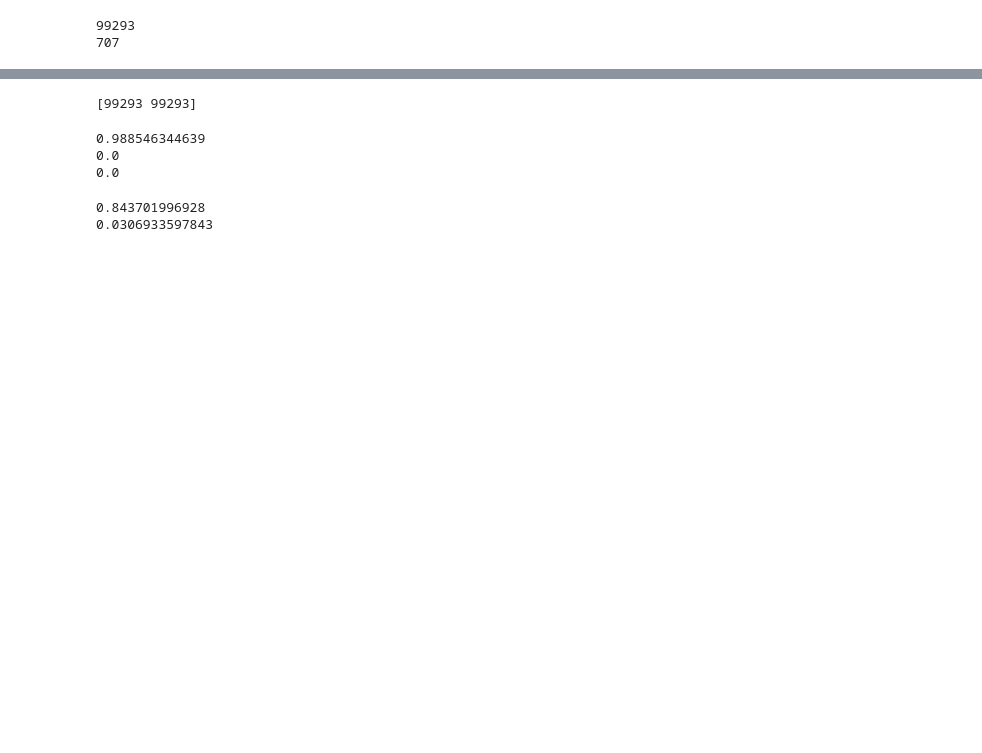
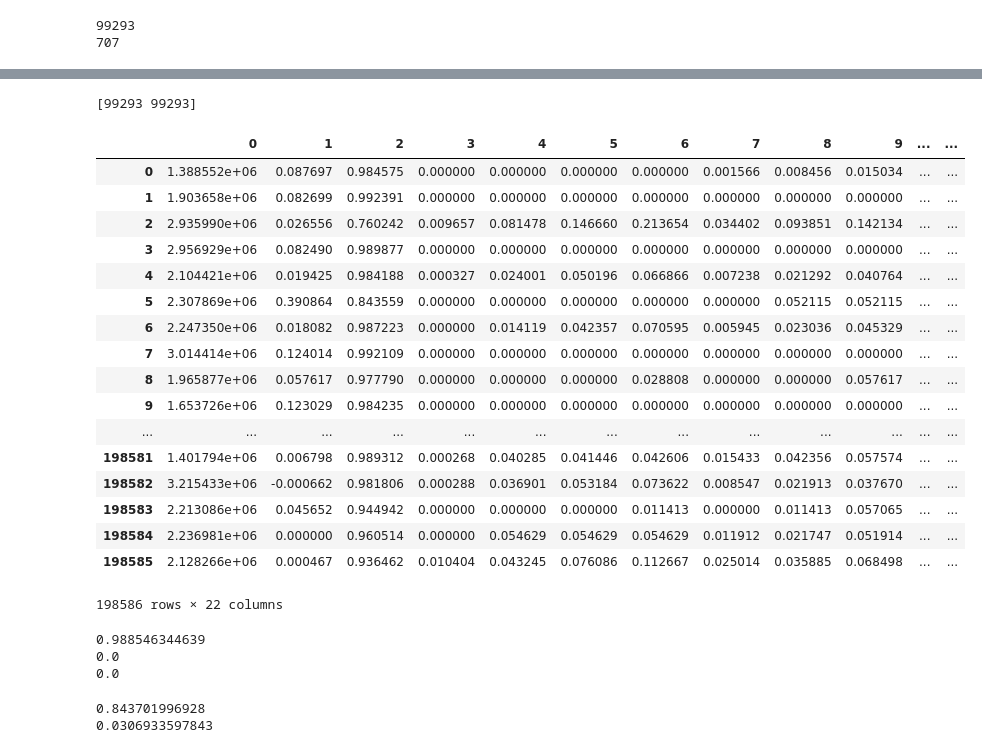
Before and after one commit to JamesKhoaNguyen/predicting_backorders, a Jupyter notebook: product_backorders.ipynb, the cells around one changed output, grey strips where cells are left out. Drawn from its saved outputs; the diff is of its cells as text; code cells hidden in the pictures; blank space fills up the shorter version.

```diff
--- a/product_backorders.ipynb
+++ b/product_backorders.ipynb
@@ -124,10 +178,31 @@ print len(samples[samples['went_on_backorder'] == 1])
 # %%
 from imblearn.over_sampling import SMOTE
 sm = SMOTE(random_state = 12, ratio = 1.0)
 x_smote_training_data, y_smote_training_data = sm.fit_sample(X_train_temp, y_train_temp)
 print(np.bincount(y_smote_training_data))
+x_smote_df = pd.DataFrame(x_smote_training_data, columns)
+#print(x_smote_columns)
+display(x_smote_df)
 # %% [output]
 [99293 99293]
+|  | 0 | 1 | 2 | 3 | 4 | 5 | 6 | 7 | 8 | 9 | ... | ... |
+| 0 | 1.388552e+06 | 0.087697 | 0.984575 | 0.000000 | 0.000000 | 0.000000 | 0.000000 | 0.001566 | 0.008456 | 0.015034 | ... | ... |
+| 1 | 1.903658e+06 | 0.082699 | 0.992391 | 0.000000 | 0.000000 | 0.000000 | 0.000000 | 0.000000 | 0.000000 | 0.000000 | ... | ... |
+| 2 | 2.935990e+06 | 0.026556 | 0.760242 | 0.009657 | 0.081478 | 0.146660 | 0.213654 | 0.034402 | 0.093851 | 0.142134 | ... | ... |
+| 3 | 2.956929e+06 | 0.082490 | 0.989877 | 0.000000 | 0.000000 | 0.000000 | 0.000000 | 0.000000 | 0.000000 | 0.000000 | ... | ... |
+| 4 | 2.104421e+06 | 0.019425 | 0.984188 | 0.000327 | 0.024001 | 0.050196 | 0.066866 | 0.007238 | 0.021292 | 0.040764 | ... | ... |
+| 5 | 2.307869e+06 | 0.390864 | 0.843559 | 0.000000 | 0.000000 | 0.000000 | 0.000000 | 0.000000 | 0.052115 | 0.052115 | ... | ... |
+| 6 | 2.247350e+06 | 0.018082 | 0.987223 | 0.000000 | 0.014119 | 0.042357 | 0.070595 | 0.005945 | 0.023036 | 0.045329 | ... | ... |
+| 7 | 3.014414e+06 | 0.124014 | 0.992109 | 0.000000 | 0.000000 | 0.000000 | 0.000000 | 0.000000 | 0.000000 | 0.000000 | ... | ... |
+| 8 | 1.965877e+06 | 0.057617 | 0.977790 | 0.000000 | 0.000000 | 0.000000 | 0.028808 | 0.000000 | 0.000000 | 0.057617 | ... | ... |
+| 9 | 1.653726e+06 | 0.123029 | 0.984235 | 0.000000 | 0.000000 | 0.000000 | 0.000000 | 0.000000 | 0.000000 | 0.000000 | ... | ... |
+| ... | ... | ... | ... | ... | ... | ... | ... | ... | ... | ... | ... | ... |
+| 198581 | 1.401794e+06 | 0.006798 | 0.989312 | 0.000268 | 0.040285 | 0.041446 | 0.042606 | 0.015433 | 0.042356 | 0.057574 | ... | ... |
+| 198582 | 3.215433e+06 | -0.000662 | 0.981806 | 0.000288 | 0.036901 | 0.053184 | 0.073622 | 0.008547 | 0.021913 | 0.037670 | ... | ... |
+| 198583 | 2.213086e+06 | 0.045652 | 0.944942 | 0.000000 | 0.000000 | 0.000000 | 0.011413 | 0.000000 | 0.011413 | 0.057065 | ... | ... |
+| 198584 | 2.236981e+06 | 0.000000 | 0.960514 | 0.000000 | 0.054629 | 0.054629 | 0.054629 | 0.011912 | 0.021747 | 0.051914 | ... | ... |
+| 198585 | 2.128266e+06 | 0.000467 | 0.936462 | 0.010404 | 0.043245 | 0.076086 | 0.112667 | 0.025014 | 0.035885 | 0.068498 | ... | ... |
+198586 rows × 22 columns
 # %%
 #majority classifier (baseline #1)
 from sklearn.dummy import DummyClassifier
```
Also changed, not shown: parts of 26 cells of this notebook.
